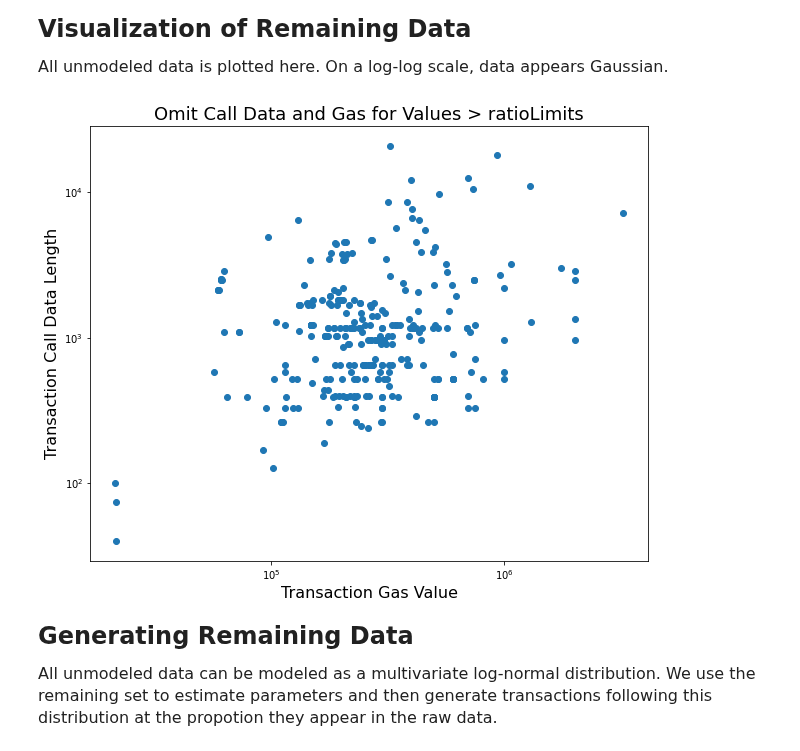
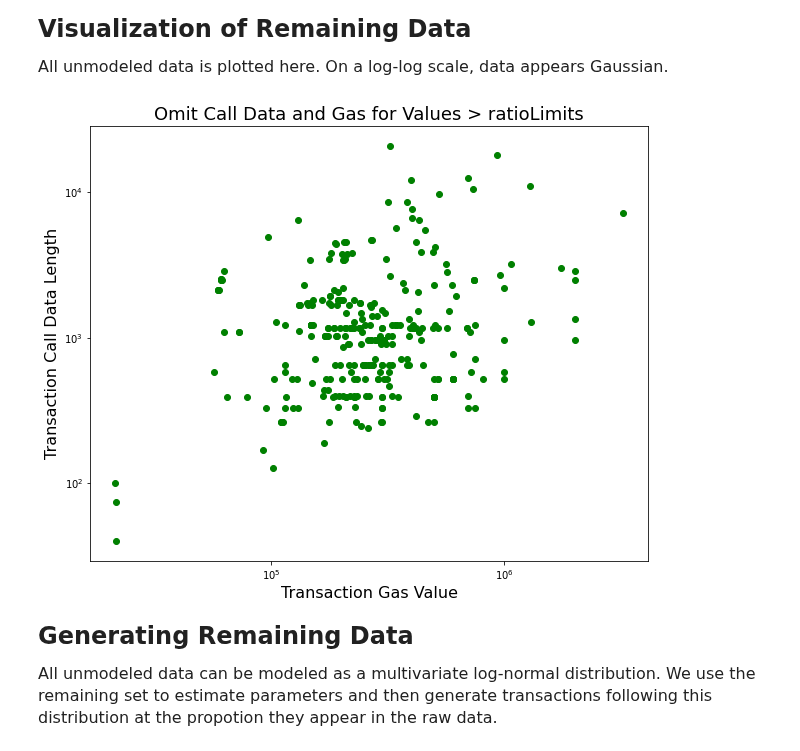
Before and after one commit to teohyikhaw/camcos, a Jupyter notebook: simulations/notebooks/meip-1559_Joint_Distribution_Fitting.ipynb, the cells around one changed output. Saved outputs shown, nothing was run; the diff lists cells and outputs as text; code cells hidden in the pictures.

```diff
--- a/simulations/notebooks/meip-1559_Joint_Distribution_Fitting.ipynb
+++ b/simulations/notebooks/meip-1559_Joint_Distribution_Fitting.ipynb
@@ -256,15 +257,15 @@ remainingLength=lenGenerated-round(np.sum(lenGenerated*specialGeneration['Ratio
 <font size="3">All unmodeled data is plotted here. On a log-log scale, data appears Gaussian.
 # %%
 fig, ax = plt.subplots(figsize=(10,8))
-ax.scatter(dfRemaining['TxGas'],dfRemaining['TxCallData'])
+ax.scatter(dfRemaining['TxGas'],dfRemaining['TxCallData'],c='g')
 ax.set_xscale('symlog')
 ax.set_yscale('symlog')
 plt.title('Omit Call Data and Gas for Values > ratioLimits', fontsize=18)
 plt.xlabel('Transaction Gas Value', fontsize=16)
 plt.ylabel('Transaction Call Data Length', fontsize=16)
 plt.show()
 # %% [output]
-[figure, old version]
+[figure, new version]
 # %% [markdown]
 <font size="5">**Generating Remaining Data**
 
```
Also changed, not shown: parts of 5 cells of this notebook.
